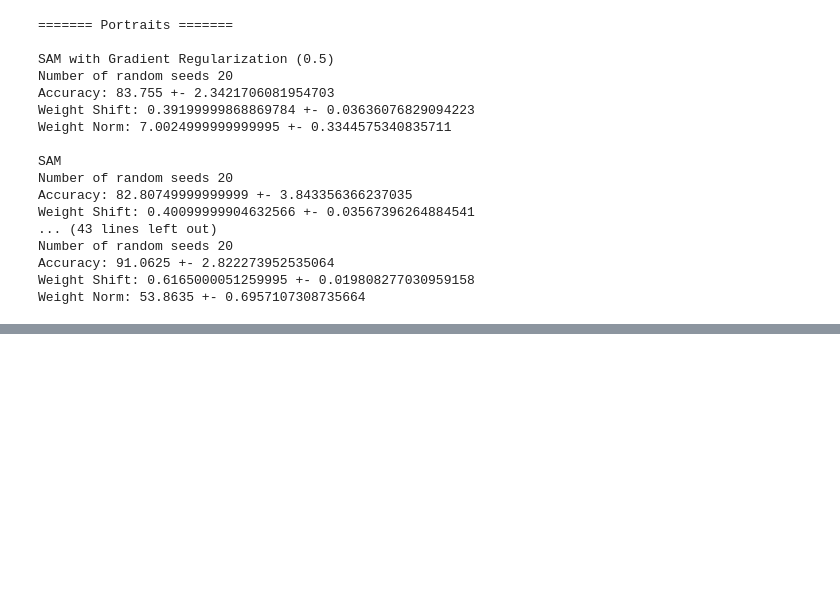
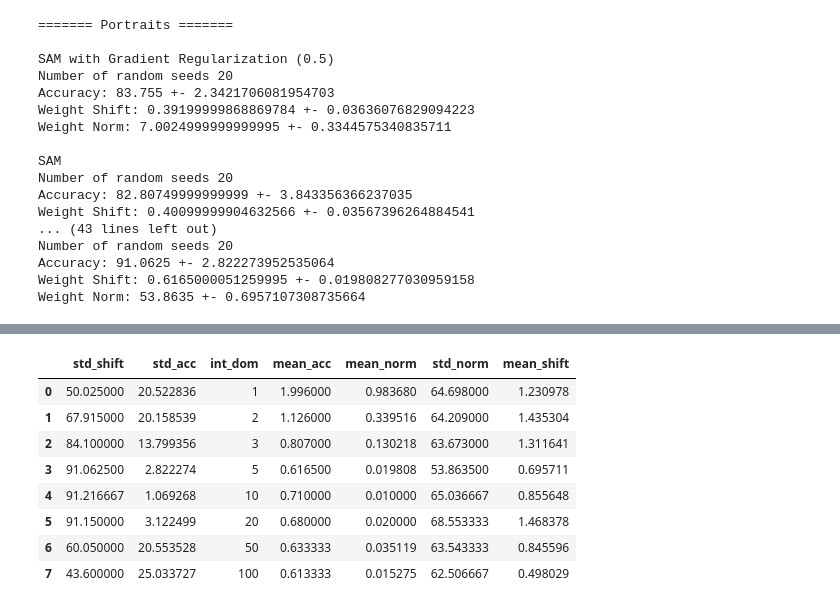
Before and after one commit to samjschapiro/GOAT, a Jupyter notebook: results_neurips.ipynb, the cells around one changed output, grey strips where cells are left out. Cells and saved outputs as stored; diff of their text form; code cells hidden in the pictures; blank space fills up the shorter version.

```diff
--- a/results_neurips.ipynb
+++ b/results_neurips.ipynb
@@ -80,0 +217,12 @@ Weight Norm: 53.8635 +- 0.6957107308735664
+# %%
+color_mnist_adam
+# %% [output]
+|  | std_shift | std_acc | int_dom | mean_acc | mean_norm | std_norm | mean_shift |
+| 0 | 50.025000 | 20.522836 | 1 | 1.996000 | 0.983680 | 64.698000 | 1.230978 |
+| 1 | 67.915000 | 20.158539 | 2 | 1.126000 | 0.339516 | 64.209000 | 1.435304 |
+| 2 | 84.100000 | 13.799356 | 3 | 0.807000 | 0.130218 | 63.673000 | 1.311641 |
+| 3 | 91.062500 | 2.822274 | 5 | 0.616500 | 0.019808 | 53.863500 | 0.695711 |
+| 4 | 91.216667 | 1.069268 | 10 | 0.710000 | 0.010000 | 65.036667 | 0.855648 |
+| 5 | 91.150000 | 3.122499 | 20 | 0.680000 | 0.020000 | 68.553333 | 1.468378 |
+| 6 | 60.050000 | 20.553528 | 50 | 0.633333 | 0.035119 | 63.543333 | 0.845596 |
+| 7 | 43.600000 | 25.033727 | 100 | 0.613333 | 0.015275 | 62.506667 | 0.498029 |
```
Also changed, not shown: parts of 13 cells of this notebook, 43 other files.
